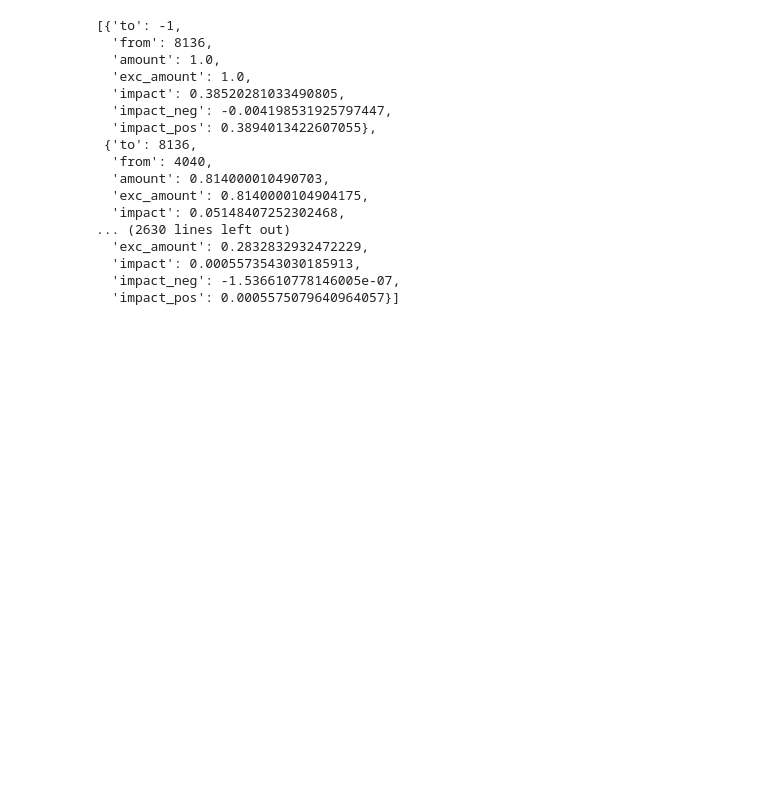
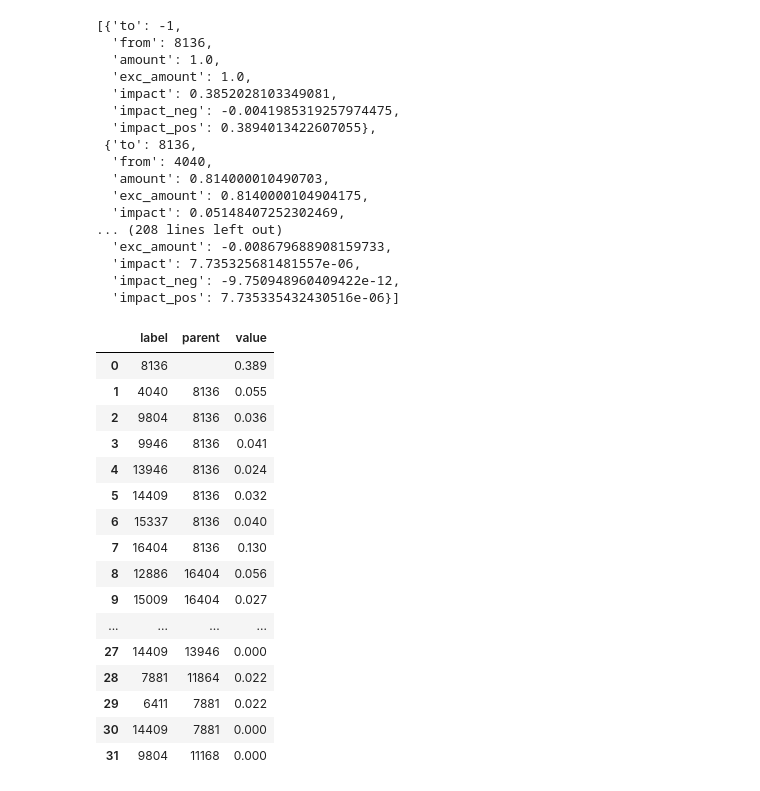
Before and after one commit to RomainBes/DataVizChallenge, a Jupyter notebook: sandbox_oh.ipynb, the cells around one changed output. Drawn from its saved outputs; the diff is of its cells as text; code cells hidden in the pictures; blank space fills up the shorter version.

Commit message:
create first sunburst (not showing yet)

```diff
--- a/sandbox_oh.ipynb
+++ b/sandbox_oh.ipynb
@@ -331,7 +324,7 @@ class JRCAssumedDiagonalGraphTraversal:
 
         return nodes, edges, counter
 # %%
-trav = JRCAssumedDiagonalGraphTraversal().calculate(lca)
+trav = JRCAssumedDiagonalGraphTraversal().calculate(lca, cutoff=0.05)
 # %%
 trav['edges']
 # %% [output]
@@ -339,16 +332,16 @@ trav['edges']
   'from': 8136,
   'amount': 1.0,
   'exc_amount': 1.0,
-  'impact': 0.38520281033490805,
-  'impact_neg': -0.004198531925797447,
+  'impact': 0.3852028103349081,
+  'impact_neg': -0.0041985319257974475,
   'impact_pos': 0.3894013422607055},
  {'to': 8136,
   'from': 4040,
   'amount': 0.814000010490703,
   'exc_amount': 0.8140000104904175,
-  'impact': 0.05148407252302468,
-... (2630 lines left out)
-  'exc_amount': 0.2832832932472229,
-  'impact': 0.0005573543030185913,
-  'impact_neg': -1.536610778146005e-07,
-  'impact_pos': 0.0005575079640964057}]
+  'impact': 0.05148407252302469,
+... (208 lines left out)
+  'exc_amount': -0.008679688908159733,
+  'impact': 7.735325681481557e-06,
+  'impact_neg': -9.750948960409422e-12,
+  'impact_pos': 7.735335432430516e-06}]
@@ -356,0 +353,42 @@ trav.edges
+# %%
+import plotly.express as px
+import math
+
+data = dict(label = [edge["from"] for edge in trav['edges']], #[act['name'] for act in activities],
+            #location = [act['location'] for act in activities],
+            parent = [""] + [edge["to"] for edge in trav['edges']][1:],
+            value = [math.floor(edge["impact_pos"]*1000)/1000 for edge in trav['edges']],
+            #value_pct = value_pct
+        )
+fig = px.sunburst(
+            data,
+            names='label',
+            parents='parent',
+            values='value',
+            #branchvalues="total",
+            #color='value_pct',
+            #color_continuous_scale='algae',
+            #hover_data=['location'],
+            #valueformat = '.0f',
+        )
+df = pd.DataFrame.from_dict(data)
+display(df)
+fig.show()
+# %% [output]
+|  | label | parent | value |
+| 0 | 8136 |  | 0.389 |
+| 1 | 4040 | 8136 | 0.055 |
+| 2 | 9804 | 8136 | 0.036 |
+| 3 | 9946 | 8136 | 0.041 |
+| 4 | 13946 | 8136 | 0.024 |
+| 5 | 14409 | 8136 | 0.032 |
+| 6 | 15337 | 8136 | 0.040 |
+| 7 | 16404 | 8136 | 0.130 |
+| 8 | 12886 | 16404 | 0.056 |
+| 9 | 15009 | 16404 | 0.027 |
+| ... | ... | ... | ... |
+| 27 | 14409 | 13946 | 0.000 |
+| 28 | 7881 | 11864 | 0.022 |
+| 29 | 6411 | 7881 | 0.022 |
+| 30 | 14409 | 7881 | 0.000 |
+| 31 | 9804 | 11168 | 0.000 |
```
Also changed, not shown: parts of 14 cells of this notebook.
